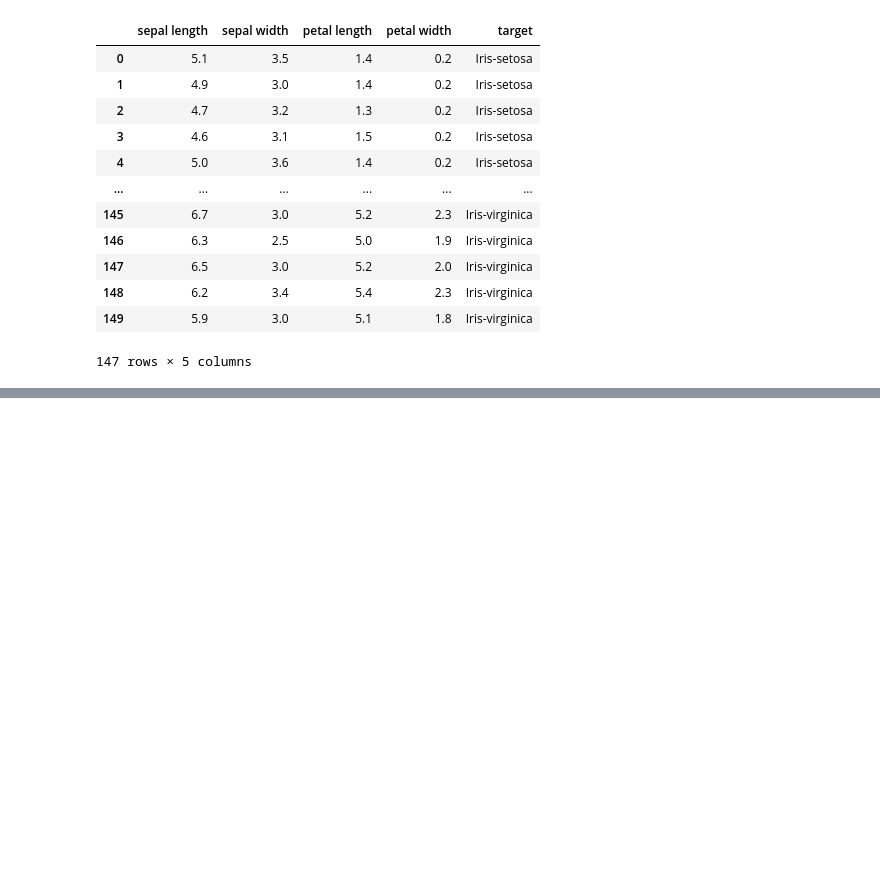
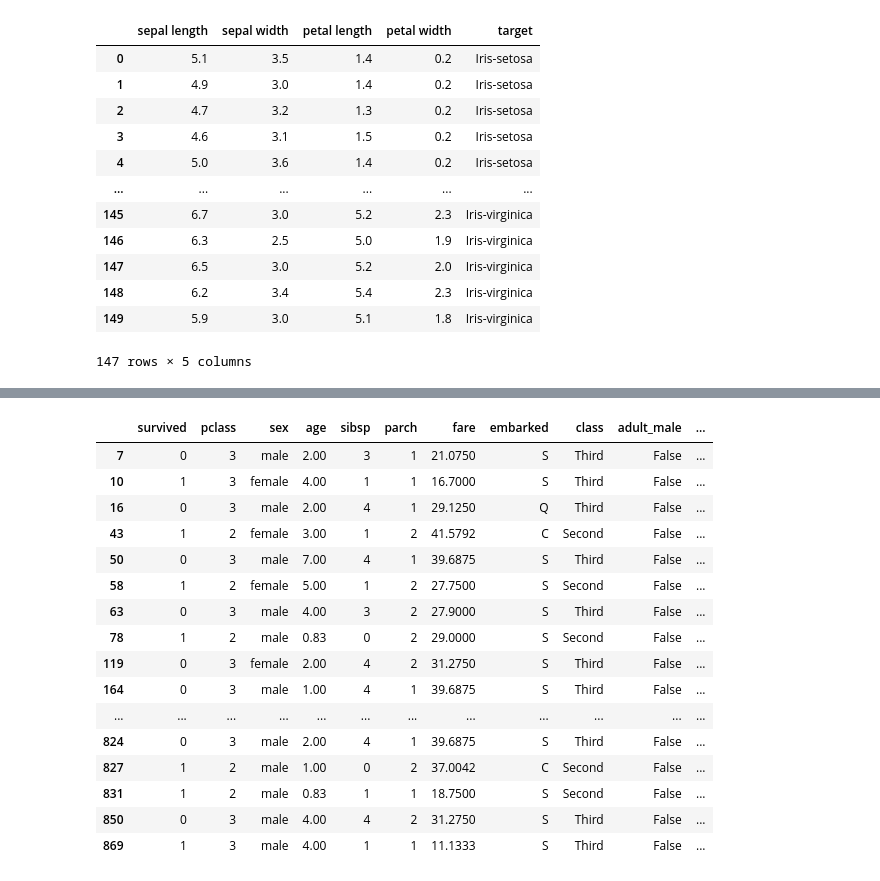
Before and after one commit to blackbutterfly0852/ADP_PRACTICE, a Jupyter notebook: 230924_데이터핸들링.ipynb, the cells around one changed output, grey strips where cells are left out. Saved outputs shown, nothing was run; the diff lists cells and outputs as text; code cells hidden in the pictures; blank space fills up the shorter version.

```diff
--- a/230924_데이터핸들링.ipynb
+++ b/230924_데이터핸들링.ipynb
@@ -265,0 +400,42 @@ df
+# %%
+# 14. np.where(), np.select() : 필드에 접근하고 수정
+import pandas as pd
+import numpy as np
+df = pd.read_csv('data/titanic.csv')
+# np.where()
+df['temp_class_3'] = 'n'
+df.loc[df['class'] == 'First', 'temp_class_2'] = 'y'
+df['temp_class_2'] = 'n'
+df.iloc[df[df['class'] == 'First'].index, len(df.columns)-1] = 'y'
+df['temp_class_1'] = np.where(df['class'] == 'First', 'y', 'n')
+
+# np.select() : 조건 목록과 선택목록의 길이는 동일
+
+con_list = [df['age'] >= 19,
+            (df['age'] >=8) & (df['age'] <19),
+            df['age'] <8
+           ]
+sel_list = ['성인', '학생', '유아']
+
+df['temp_age'] = np.select(con_list, sel_list, default = 'not_specified')
+df[df['temp_age'] == '성인']
+df[df['temp_age'] == '학생']
+df[df['temp_age'] == '유아']
+# %% [output]
+|  | survived | pclass | sex | age | sibsp | parch | fare | embarked | class | adult_male | ... |
+| 7 | 0 | 3 | male | 2.00 | 3 | 1 | 21.0750 | S | Third | False | ... |
+| 10 | 1 | 3 | female | 4.00 | 1 | 1 | 16.7000 | S | Third | False | ... |
+| 16 | 0 | 3 | male | 2.00 | 4 | 1 | 29.1250 | Q | Third | False | ... |
+| 43 | 1 | 2 | female | 3.00 | 1 | 2 | 41.5792 | C | Second | False | ... |
+| 50 | 0 | 3 | male | 7.00 | 4 | 1 | 39.6875 | S | Third | False | ... |
+| 58 | 1 | 2 | female | 5.00 | 1 | 2 | 27.7500 | S | Second | False | ... |
+| 63 | 0 | 3 | male | 4.00 | 3 | 2 | 27.9000 | S | Third | False | ... |
+| 78 | 1 | 2 | male | 0.83 | 0 | 2 | 29.0000 | S | Second | False | ... |
+| 119 | 0 | 3 | female | 2.00 | 4 | 2 | 31.2750 | S | Third | False | ... |
+| 164 | 0 | 3 | male | 1.00 | 4 | 1 | 39.6875 | S | Third | False | ... |
+| ... | ... | ... | ... | ... | ... | ... | ... | ... | ... | ... | ... |
+| 824 | 0 | 3 | male | 2.00 | 4 | 1 | 39.6875 | S | Third | False | ... |
+| 827 | 1 | 2 | male | 1.00 | 0 | 2 | 37.0042 | C | Second | False | ... |
+| 831 | 1 | 2 | male | 0.83 | 1 | 1 | 18.7500 | S | Second | False | ... |
+| 850 | 0 | 3 | male | 4.00 | 4 | 2 | 31.2750 | S | Third | False | ... |
+| 869 | 1 | 3 | male | 4.00 | 1 | 1 | 11.1333 | S | Third | False | ... |
```
Also changed, not shown: parts of 10 cells of this notebook.
